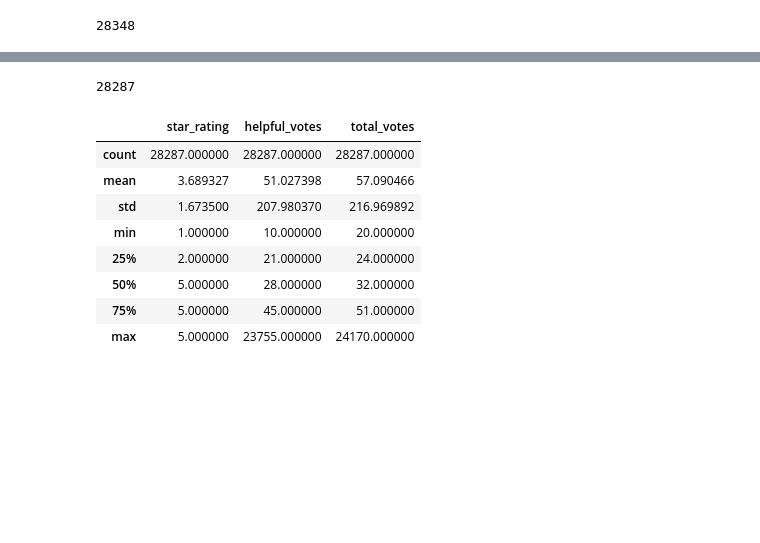
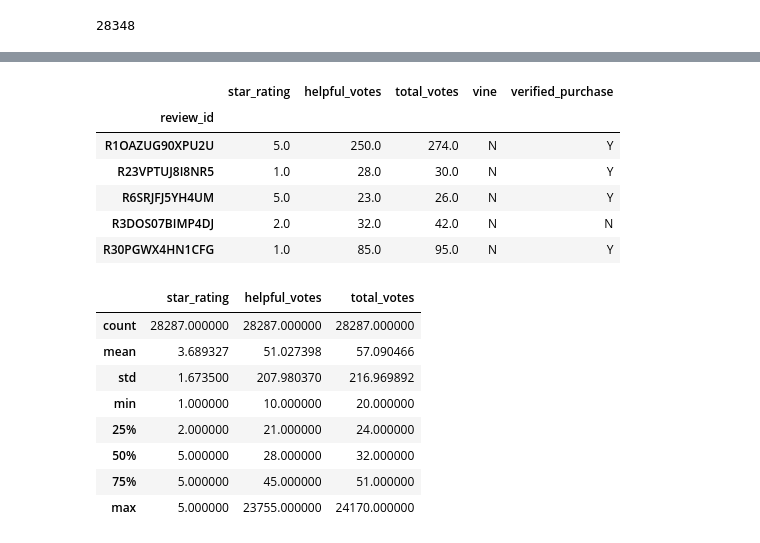
Before and after one commit to vijaycse/Amazon_Vine_Analysis, a Jupyter notebook: Vine_Review_Analysis.ipynb, the cells around one changed output, grey strips where cells are left out. Drawn from its saved outputs; the diff is of its cells as text; code cells hidden in the pictures; blank space fills up the shorter version.

```diff
--- a/Vine_Review_Analysis.ipynb
+++ b/Vine_Review_Analysis.ipynb
@@ -51,10 +56,15 @@ len(paid_df)
 # %%
 # Create unpaid vine DataFrame
 unpaid_df = df2[(df2["vine"] =='N')]
 unpaid_df.head(5)
-len(unpaid_df)
 # %% [output]
-28287
+|  | star_rating | helpful_votes | total_votes | vine | verified_purchase |
+| review_id |  |  |  |  |  |
+| R1OAZUG90XPU2U | 5.0 | 250.0 | 274.0 | N | Y |
+| R23VPTUJ8I8NR5 | 1.0 | 28.0 | 30.0 | N | Y |
+| R6SRJFJ5YH4UM | 5.0 | 23.0 | 26.0 | N | Y |
+| R3DOS07BIMP4DJ | 2.0 | 32.0 | 42.0 | N | N |
+| R30PGWX4HN1CFG | 1.0 | 85.0 | 95.0 | N | Y |
 # %%
 unpaid_df.describe()
 # %% [output]
```
Also changed, not shown: parts of 1 cell of this notebook, 3 other files.
